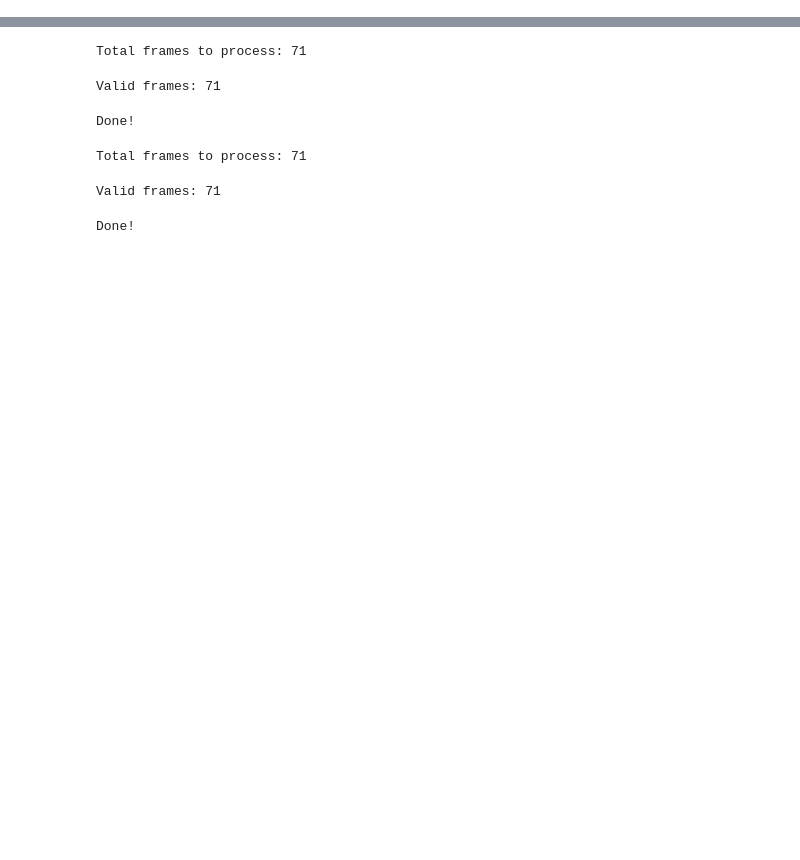
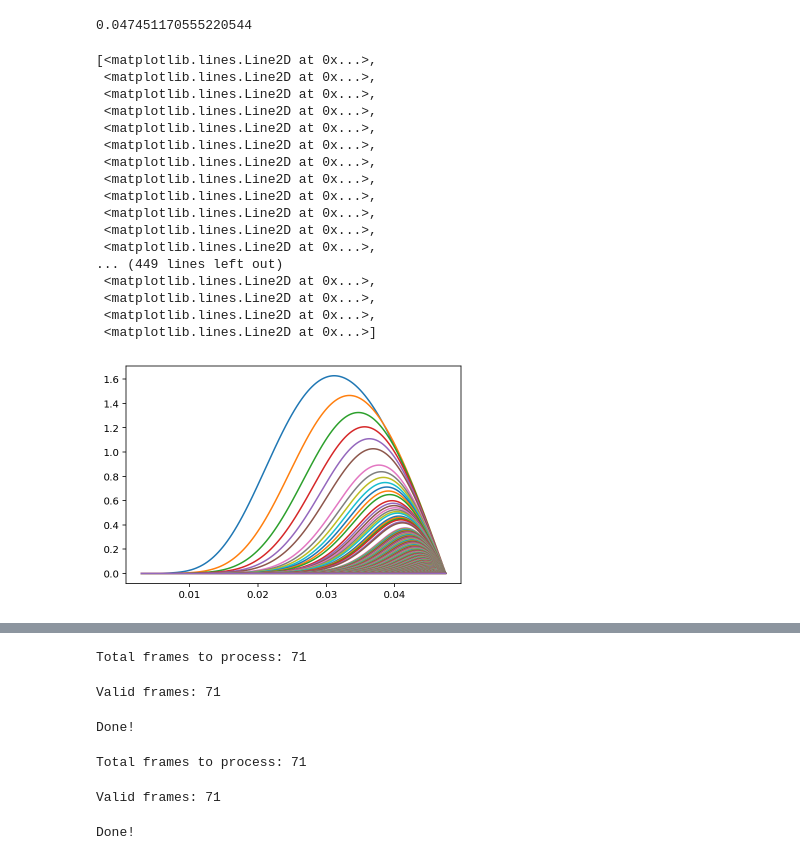
Before and after one commit to cosmologychen/cube_nu_new, a Jupyter notebook: neutrinos/PK.ipynb, the cells around one changed output, grey strips where cells are left out. Saved outputs shown, nothing was run; the diff lists cells and outputs as text; code cells hidden in the pictures; blank space fills up the shorter version.

```diff
--- a/neutrinos/PK.ipynb
+++ b/neutrinos/PK.ipynb
@@ -541,0 +685,35 @@ def match_para(para):
+# %%
+t = tau_step
+L0 = get_L(0)
+L1 = get_L(1)
+L2 = get_L(2)
+
+i =2
+a1 = (L2 - L1) / (t[i]   - t[i-1])
+a2 = (L1 - L0) / (t[i-1] - t[i-2])
+k2 = (a1 - a2) / (t[i] - t[i-2])
+b2 = a1 - k2 * (t[i] + t[i-1])
+c2 = L2 - k2 * t[i] ** 2 - b2 * t[i]
+i=1
+sum = k2/3 * (t[i]**3-t[i-1]**3) + (b2/2 * (t[i]+t[i-1])+c2)*(t[i]-t[i-1])
+print(sum.T)
+
+L2 = L1
+L1 = L0
+
+for i in range(2,istep+1):
+    print(i)
+    L0 = L1
+    L1 = L2
+    L2 =  get_L(i)
+
+    a1 = (L2 - L1) / (t[i]   - t[i-1])
+    a2 = (L1 - L0) / (t[i-1] - t[i-2])
+    k2 = (a1 - a2) / (t[i] - t[i-2])
+    b2 = a1 - k2 * (t[i] + t[i-1])
+    c2 = L2 - k2 * t[i] ** 2 - b2 * t[i]
+    sum += k2/3 * (t[i]**3-t[i-2]**3) + (b2/2 * (t[i]+t[i-2])+c2)*(t[i]-t[i-2])
+    print(sum.T)
+print(i)
+sum += k2/3 * (t[i]**3-t[i-1]**3) + (b2/2 * (t[i]+t[i-1])+c2)*(t[i]-t[i-1])
+print(sum.T)
@@ -541,0 +1052,25 @@ def match_para(para):
+# %%
+tau_new[-1]
+# %% [output]
+0.047451170555220544
+# %%
+plt.plot(tau_new,Ls)
+# %% [output]
+[<matplotlib.lines.Line2D at 0x...>,
+ <matplotlib.lines.Line2D at 0x...>,
+ <matplotlib.lines.Line2D at 0x...>,
+ <matplotlib.lines.Line2D at 0x...>,
+ <matplotlib.lines.Line2D at 0x...>,
+ <matplotlib.lines.Line2D at 0x...>,
+ <matplotlib.lines.Line2D at 0x...>,
+ <matplotlib.lines.Line2D at 0x...>,
+ <matplotlib.lines.Line2D at 0x...>,
+ <matplotlib.lines.Line2D at 0x...>,
+ <matplotlib.lines.Line2D at 0x...>,
+ <matplotlib.lines.Line2D at 0x...>,
+... (449 lines left out)
+ <matplotlib.lines.Line2D at 0x...>,
+ <matplotlib.lines.Line2D at 0x...>,
+ <matplotlib.lines.Line2D at 0x...>,
+ <matplotlib.lines.Line2D at 0x...>]
+[figure, added]
```
Also changed, not shown: parts of 21 cells of this notebook, 17 other files.
